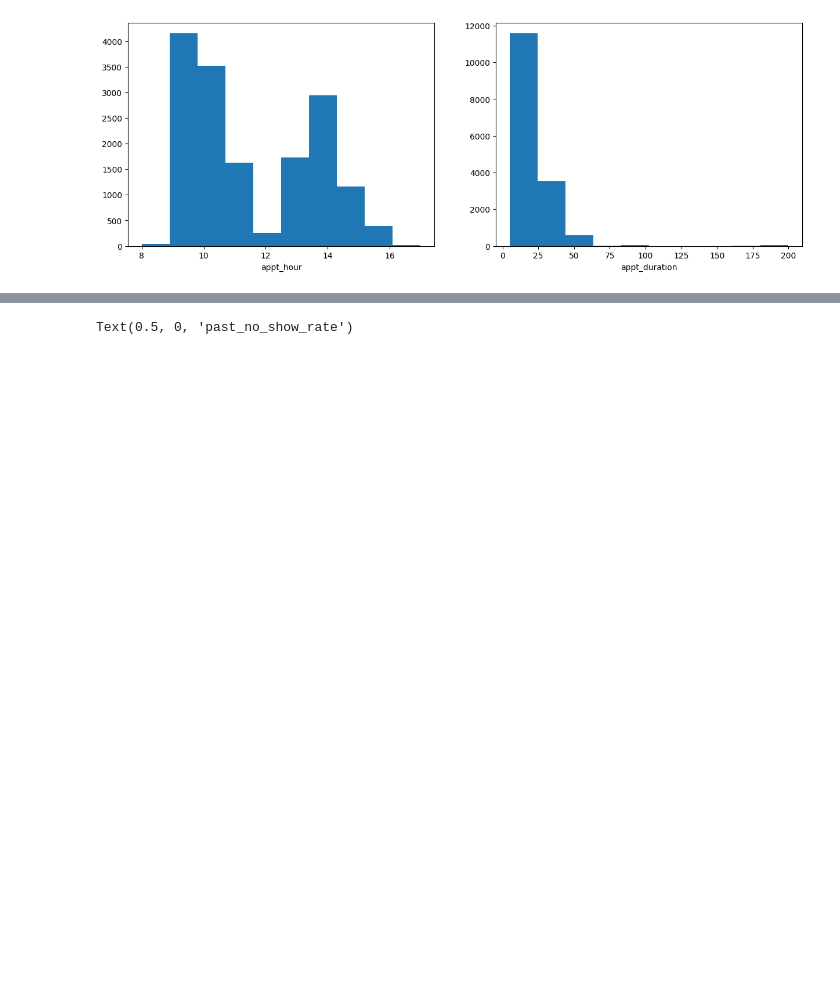
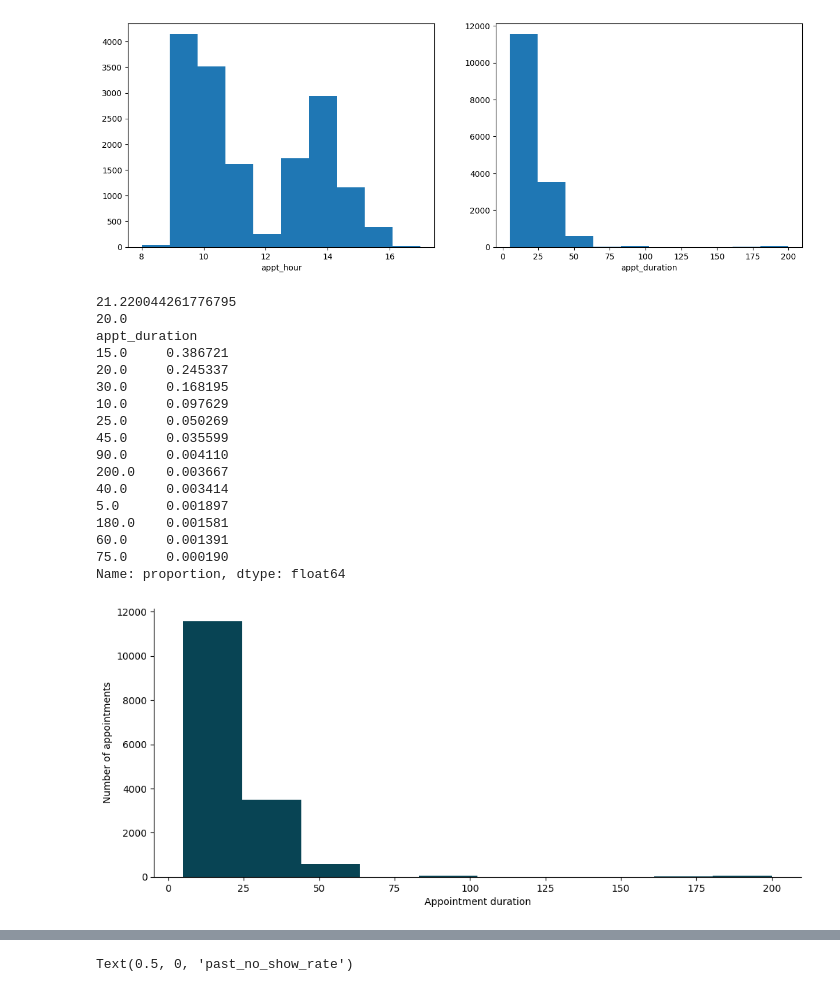
Before and after one commit to hallucinojenlee/hds_dna, a Jupyter notebook: scripts/plots_future_appts.ipynb, the cells around one changed output, grey strips where cells are left out. Drawn from its saved outputs; the diff is of its cells as text; code cells hidden in the pictures; blank space fills up the shorter version.

```diff
--- a/scripts/plots_future_appts.ipynb
+++ b/scripts/plots_future_appts.ipynb
@@ -253,6 +319,39 @@ axes[1].set_xlabel("appt_duration")
 # %% [output]
 Text(0.5, 0, 'appt_duration')
 [figure]
+# %%
+# A standalone plot for appt_duration
+plt.figure(figsize=(12, 5))
+plt.hist(data["appt_duration"], color="#084454")
+plt.xlabel("Appointment duration")
+plt.ylabel("Number of appointments")
+
+ax = plt.gca()
+ax.spines['top'].set_visible(False)
+ax.spines['right'].set_visible(False)
+
+print(data["appt_duration"].mean())
+print(data["appt_duration"].median())
+print(data["appt_duration"].value_counts(normalize=True))
+# %% [output]
+21.220044261776795
+20.0
+appt_duration
+15.0     0.386721
+20.0     0.245337
+30.0     0.168195
+10.0     0.097629
+25.0     0.050269
+45.0     0.035599
+90.0     0.004110
+200.0    0.003667
+40.0     0.003414
+5.0      0.001897
+180.0    0.001581
+60.0     0.001391
+75.0     0.000190
+Name: proportion, dtype: float64
+[figure, added]
 # %%
 # Plot histograms to wait time
 fig, axes = plt.subplots(1, 2, figsize=(15, 5))
```
Also changed, not shown: parts of 9 cells of this notebook, 1 other file.
